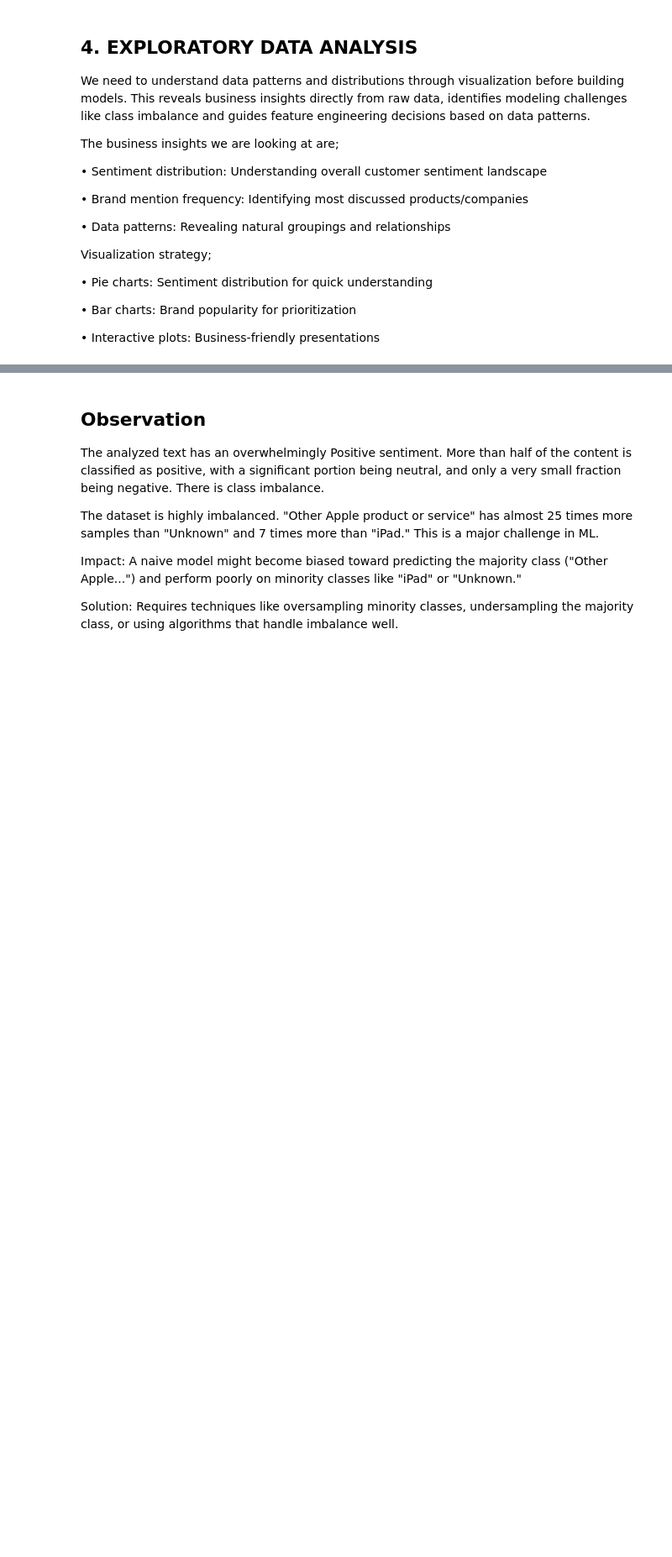
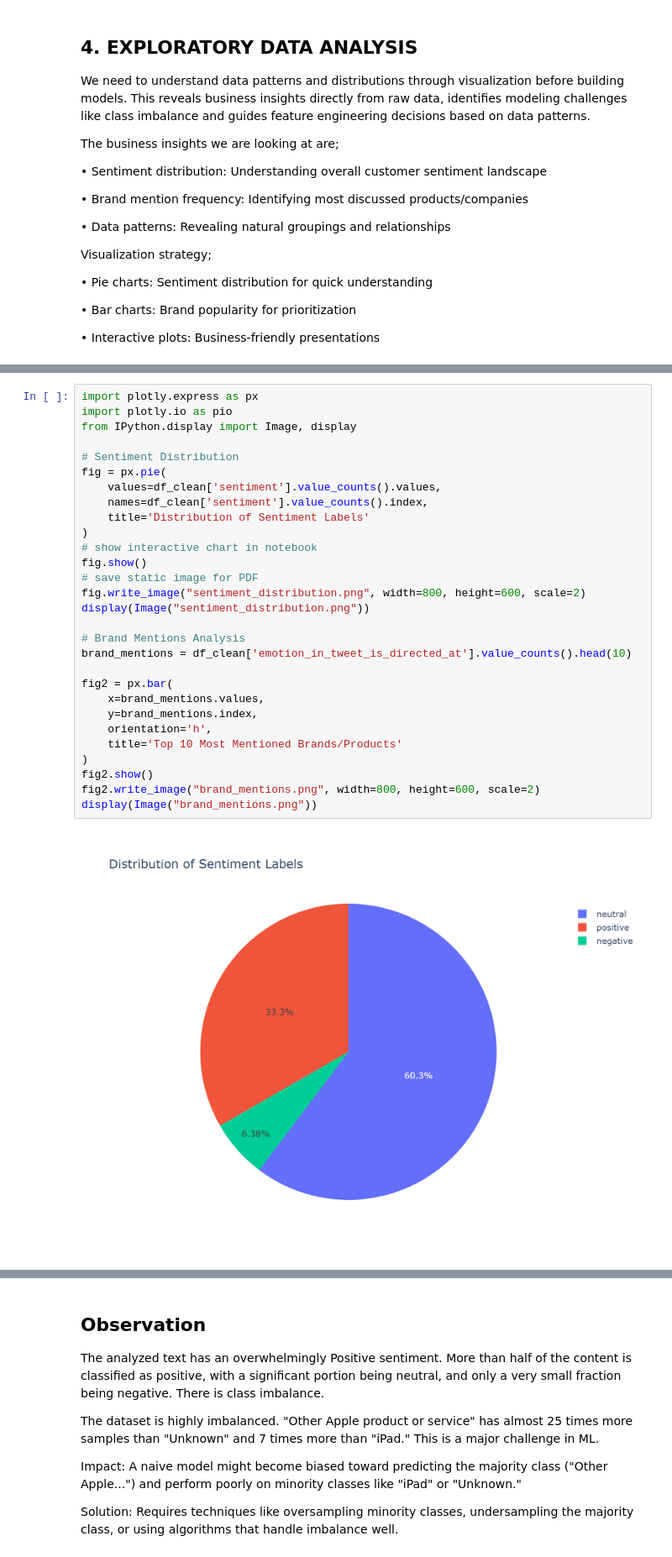
Before and after one commit to Joan-omanyo/dsc-phase-4-project-v3-group-6, a Jupyter notebook: Complete Notebook Draft One.ipynb, the cells around one changed output, grey strips where cells are left out. Shown: that part at 84% size. Drawn from its saved outputs; the diff is of its cells as text; blank space fills up the shorter version.

Commit message:
Completed Notebook
Completed Notebook

```diff
--- a/Complete Notebook Draft One.ipynb
+++ b/Complete Notebook Draft One.ipynb
@@ -315,0 +332,31 @@ fig.show()
+# %%
+import plotly.express as px
+import plotly.io as pio
+from IPython.display import Image, display
+
+# Sentiment Distribution
+fig = px.pie(
+    values=df_clean['sentiment'].value_counts().values,
+    names=df_clean['sentiment'].value_counts().index,
+    title='Distribution of Sentiment Labels'
+)
+# show interactive chart in notebook
+fig.show()
+# save static image for PDF
+fig.write_image("sentiment_distribution.png", width=800, height=600, scale=2)
+display(Image("sentiment_distribution.png"))
+
+# Brand Mentions Analysis
+brand_mentions = df_clean['emotion_in_tweet_is_directed_at'].value_counts().head(10)
+
+fig2 = px.bar(
+    x=brand_mentions.values,
+    y=brand_mentions.index,
+    orientation='h',
+    title='Top 10 Most Mentioned Brands/Products'
+)
+fig2.show()
+fig2.write_image("brand_mentions.png", width=800, height=600, scale=2)
+display(Image("brand_mentions.png"))
+# %% [output]
+[figure, added]
```
Also changed, not shown: parts of 5 cells of this notebook.
